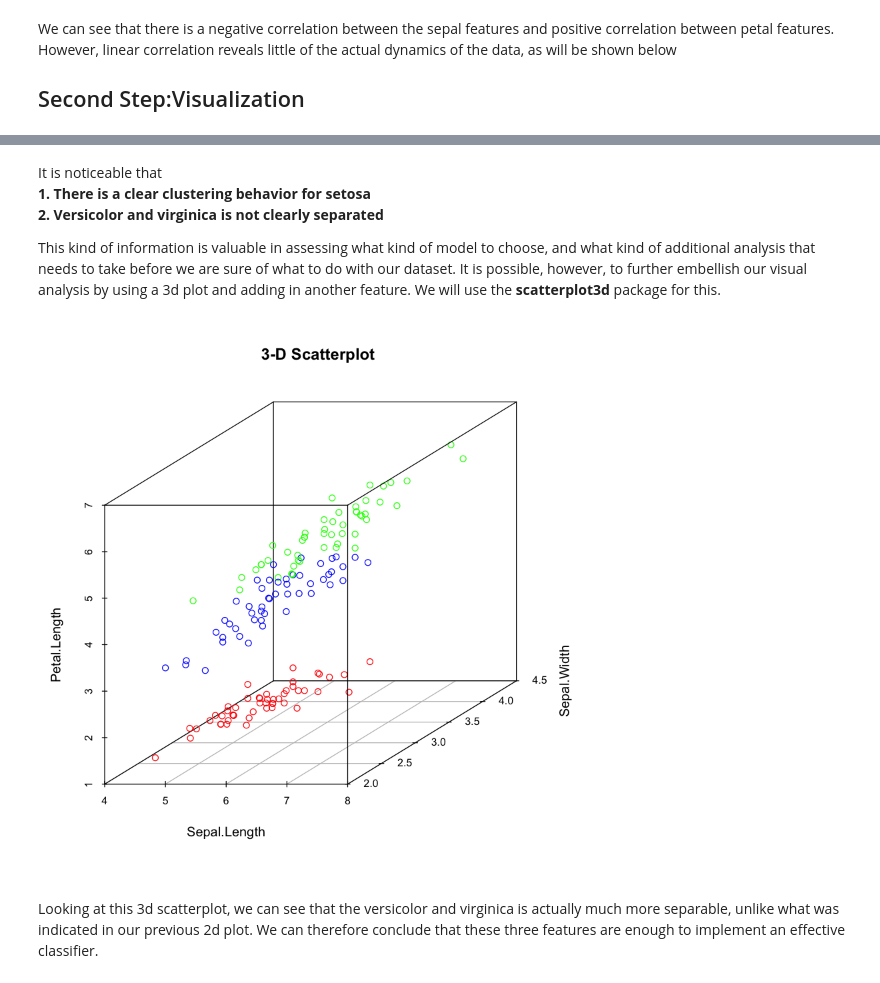
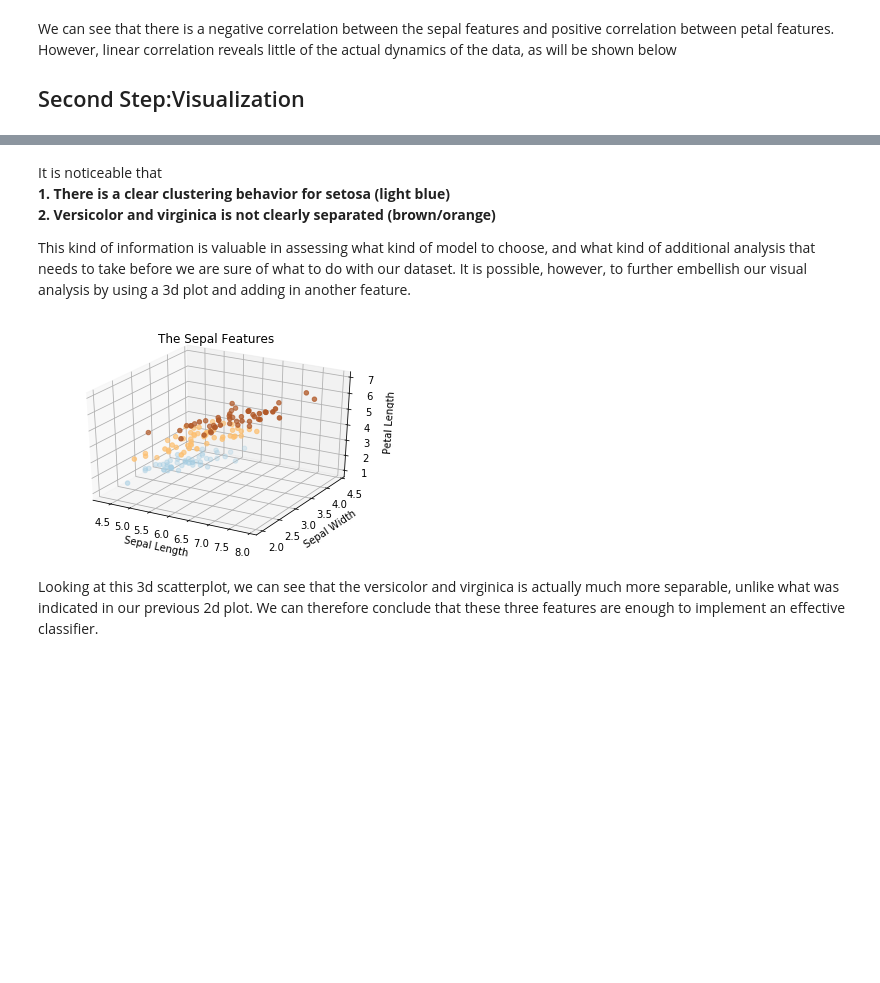
Before and after one commit to CornellDataScience/training-program-FA17, a Jupyter notebook: notes/LECTURE 3.ipynb, the cells around one changed output, grey strips where cells are left out. Cells and saved outputs as stored; diff of their text form; code cells hidden in the pictures; blank space fills up the shorter version.

```diff
--- a/notes/LECTURE 3.ipynb
+++ b/notes/LECTURE 3.ipynb
@@ -134,30 +116,24 @@ ggplot(data= iris, aes(x = Sepal.Length, y = Sepal.Width, color = Species)) + ge
 # %% [markdown]
 It is noticeable that
-__1. There is a clear clustering behavior for setosa__
-__2. Versicolor and virginica is not clearly separated__
+__1. There is a clear clustering behavior for setosa (light blue)__
+__2. Versicolor and virginica is not clearly separated (brown/orange)__
 
-This kind of information is valuable in assessing what kind of model to choose, and what kind of additional analysis that needs to take before we are sure of what to do with our dataset. It is possible, however, to further embellish our visual analysis by using a 3d plot and adding in another feature. We will use the __scatterplot3d__ package for this.
+This kind of information is valuable in assessing what kind of model to choose, and what kind of additional analysis that needs to take before we are sure of what to do with our dataset. It is possible, however, to further embellish our visual analysis by using a 3d plot and adding in another feature.
-# %%
-#install.packages("scatterplot3d", repos='http://cran.us.r-project.org')
-library(scatterplot3d)
-library(dplyr)
-
-iris_mutated <- mutate(iris, Color = as.character(Species))
-iris_mutated$Color <- sapply(iris_mutated$Color, function(x){
-  if (x=="setosa"){return("red") }
-  if (x=="versicolor"){return("blue")}
-  else return("green")
-})
-
-with(iris_mutated, {
-   scatterplot3d(Sepal.Length,   # x axis
-                 Sepal.Width,     # y axis
-                 Petal.Length,    # z axis
-                 main="3-D Scatterplot",
-                color = Color)
-})
-# %% [output]
-[figure, removed]
+# %%
+from mpl_toolkits.mplot3d import Axes3D
+
+
+fig2 = plt.figure()
+ax = fig2.add_subplot(111,projection='3d')
+
+ax.scatter(X['Sepal Length'],X['Sepal Width'],X['Petal Length'],c=Y, cmap=plt.cm.Paired)
+ax.set_title('The Sepal Features')
+ax.set_xlabel('Sepal Length')
+ax.set_ylabel('Sepal Width')
+ax.set_zlabel('Petal Length')
+plt.show(fig2)
+# %% [output]
+[figure, added]
 # %% [markdown]
 Looking at this 3d scatterplot, we can see that the versicolor and virginica is actually much more separable, unlike what was indicated in our previous 2d plot. We can therefore conclude that these three features are enough to implement an effective classifier.
 # %% [markdown]
```
Also changed, not shown: parts of 22 cells of this notebook.
